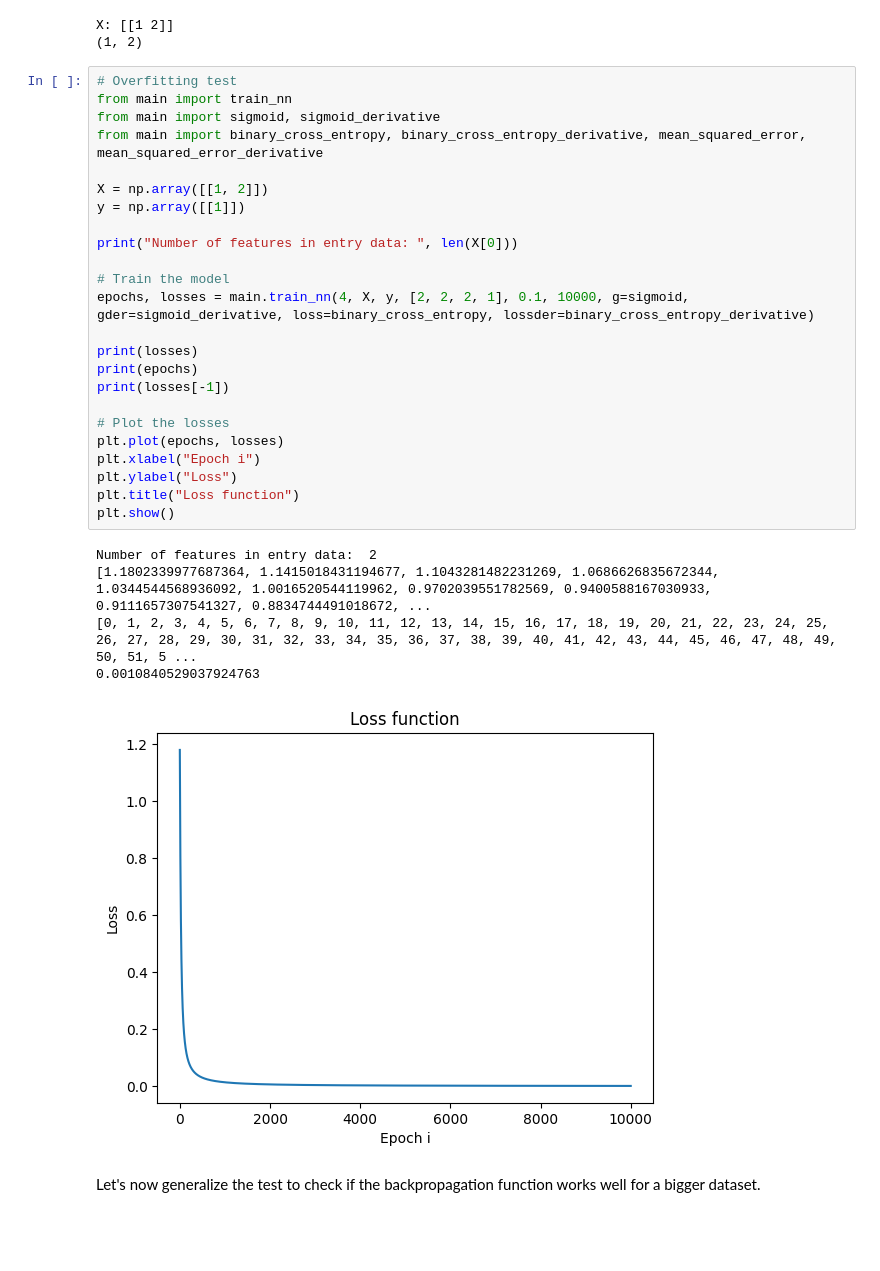
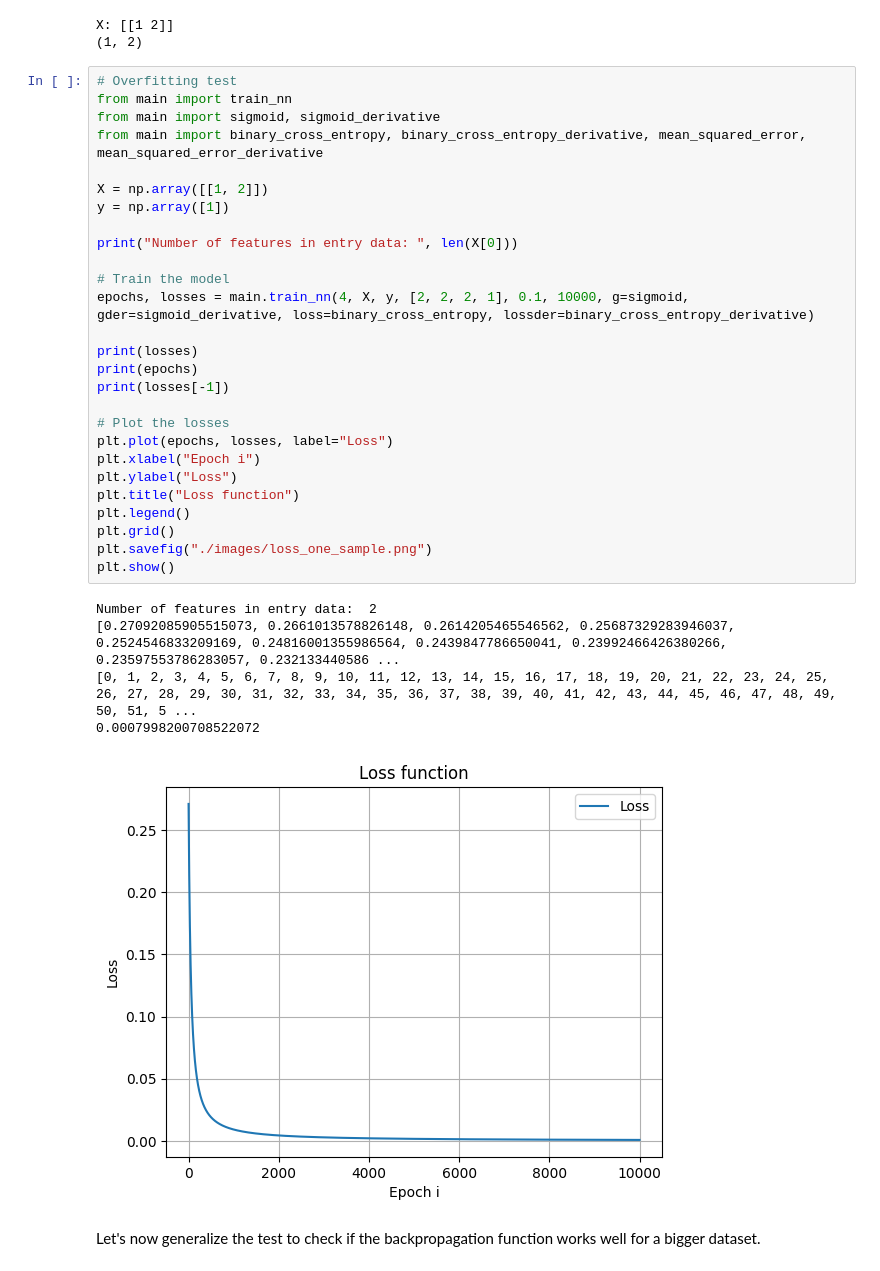
Before and after one commit to Gdeterline/Neural-Network-Build, a Jupyter notebook: nnTesting.ipynb, the cells around one changed output. Cells and saved outputs as stored; diff of their text form; blank space fills up the shorter version.

```diff
--- a/nnTesting.ipynb
+++ b/nnTesting.ipynb
@@ -215,33 +215,36 @@ X: [[1 2]]
 # %%
 # Overfitting test
 from main import train_nn
 from main import sigmoid, sigmoid_derivative
 from main import binary_cross_entropy, binary_cross_entropy_derivative, mean_squared_error, mean_squared_error_derivative
 
 X = np.array([[1, 2]])
-y = np.array([[1]])
+y = np.array([1])
 
 print("Number of features in entry data: ", len(X[0]))
 
 # Train the model
 epochs, losses = main.train_nn(4, X, y, [2, 2, 2, 1], 0.1, 10000, g=sigmoid, gder=sigmoid_derivative, loss=binary_cross_entropy, lossder=binary_cross_entropy_derivative)
 
 print(losses)
 print(epochs)
 print(losses[-1])
 
 # Plot the losses
-plt.plot(epochs, losses)
+plt.plot(epochs, losses, label="Loss")
 plt.xlabel("Epoch i")
 plt.ylabel("Loss")
 plt.title("Loss function")
+plt.legend()
+plt.grid()
+plt.savefig("./images/loss_one_sample.png")
 plt.show()
 # %% [output]
 Number of features in entry data:  2
-[1.1802339977687364, 1.1415018431194677, 1.1043281482231269, 1.0686626835672344, 1.0344544568936092, 1.0016520544119962, 0.9702039551782569, 0.9400588167030933, 0.9111657307541327, 0.8834744491018672, ...
+[0.27092085905515073, 0.2661013578826148, 0.2614205465546562, 0.25687329283946037, 0.2524546833209169, 0.24816001355986564, 0.2439847786650041, 0.23992466426380266, 0.23597553786283057, 0.232133440586 ...
 [0, 1, 2, 3, 4, 5, 6, 7, 8, 9, 10, 11, 12, 13, 14, 15, 16, 17, 18, 19, 20, 21, 22, 23, 24, 25, 26, 27, 28, 29, 30, 31, 32, 33, 34, 35, 36, 37, 38, 39, 40, 41, 42, 43, 44, 45, 46, 47, 48, 49, 50, 51, 5 ...
-0.0010840529037924763
+0.0007998200708522072
-[figure, old version]
+[figure, new version]
 # %% [markdown]
 Let's now generalize the test to check if the backpropagation function works well for a bigger dataset.
 # %%
```
Also changed, not shown: parts of 2 cells of this notebook, 4 other files.
